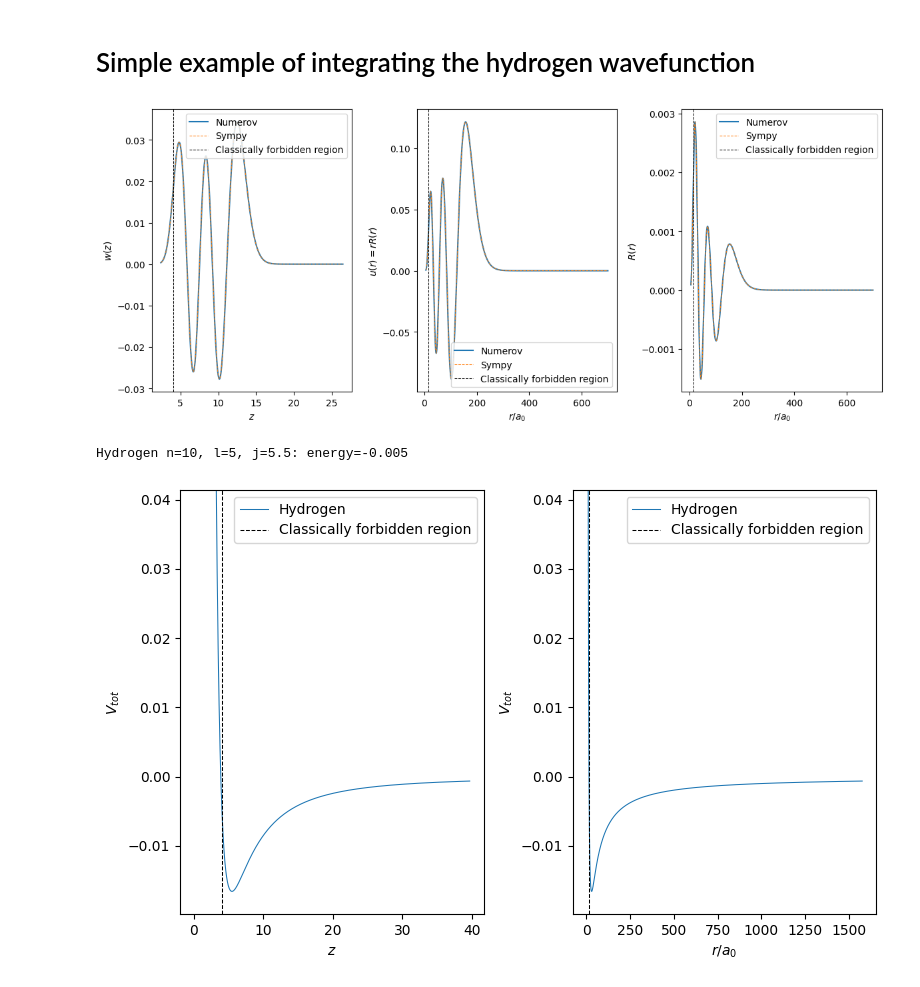
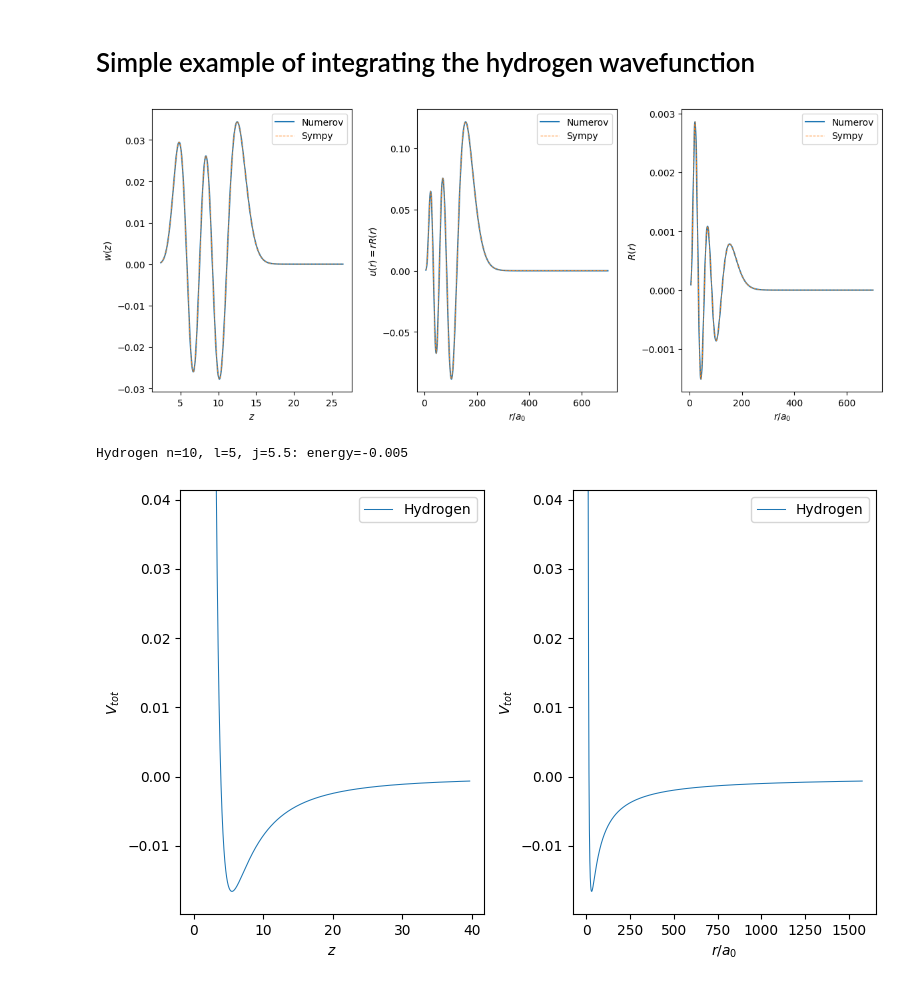
Before and after one commit to pairinteraction/ryd-numerov, a Jupyter notebook: docs/examples/hydrogen_wavefunction.ipynb, the cells around one changed output. Saved outputs shown, nothing was run; the diff lists cells and outputs as text; code cells hidden in the pictures.

```diff
--- a/docs/examples/hydrogen_wavefunction.ipynb
+++ b/docs/examples/hydrogen_wavefunction.ipynb
@@ -34,33 +34,29 @@ sympy_u_list = sympy_R_list * hydrogen.x_list
 sympy_w_list = sympy_u_list / np.sqrt(hydrogen.z_list)
 # %%
 fig, axs = plt.subplots(1, 3, figsize=(12, 5))
-classical_zmin = hydrogen.calc_classical_zmin()
 
 axs[0].plot(z_list, hydrogen.w_list, "C0-", label="Numerov")
 axs[0].plot(z_list, sympy_w_list, "C1--", lw=0.75, label="Sympy")
-axs[0].axvline(classical_zmin, color="k", ls="--", lw=0.75, label="Classically forbidden region")
 axs[0].set_xlabel(r"$z$")
 axs[0].set_ylabel(r"$w(z)$")
 axs[0].legend()
 
 axs[1].plot(x_list, hydrogen.u_list, "C0-", label="Numerov")
 axs[1].plot(x_list, sympy_u_list, "C1--", lw=0.75, label="Sympy")
-axs[1].axvline(classical_zmin**2, color="k", ls="--", lw=0.75, label="Classically forbidden region")
 axs[1].set_xlabel(r"$r / a_0$")
 axs[1].set_ylabel(r"$u(r) = r R(r)$")
 axs[1].legend()
 
 axs[2].plot(x_list, hydrogen.R_list, "C0-", label="Numerov")
 axs[2].plot(x_list, sympy_R_list, "C1--", lw=0.75, label="Sympy")
-axs[2].axvline(classical_zmin**2, color="k", ls="--", lw=0.75, label="Classically forbidden region")
 axs[2].set_xlabel(r"$r / a_0$")
 axs[2].set_ylabel(r"$R(r)$")
 axs[2].legend()
 
 fig.tight_layout()
 plt.show()
 # %% [output]
-[figure, old version]
+[figure, new version]
 # %%
 print(f"Hydrogen n={hydrogen.n}, l={hydrogen.l}, j={hydrogen.j}: energy={hydrogen.energy}")
 
@@ -70,14 +66,12 @@ hydrogen_V_Tot = hydrogen.calc_V_tot(new_z_list)
 Vmin = np.min(hydrogen_V_Tot)
 
 axs[0].plot(new_z_list, hydrogen_V_Tot, "C0", lw=0.75, label="Hydrogen")
-axs[0].axvline(classical_zmin, color="k", ls="--", lw=0.75, label="Classically forbidden region")
 axs[0].set_xlabel(r"$z$")
 axs[0].set_ylabel(r"$V_{tot}$")
 axs[0].set_ylim(1.2 * Vmin, 2.5 * abs(Vmin))
 axs[0].legend()
 
 axs[1].plot(np.power(new_z_list, 2), hydrogen_V_Tot, "C0", lw=0.75, label="Hydrogen")
-axs[1].axvline(classical_zmin**2, color="k", ls="--", lw=0.75, label="Classically forbidden region")
 axs[1].set_xlabel(r"$r / a_0$")
 axs[1].set_ylabel(r"$V_{tot}$")
 axs[1].set_ylim(1.2 * Vmin, 2.5 * abs(Vmin))
@@ -87,4 +81,4 @@ fig.tight_layout()
 plt.show()
 # %% [output]
 Hydrogen n=10, l=5, j=5.5: energy=-0.005
-[figure, old version]
+[figure, new version]
```
Also changed, not shown: 3 other files.
